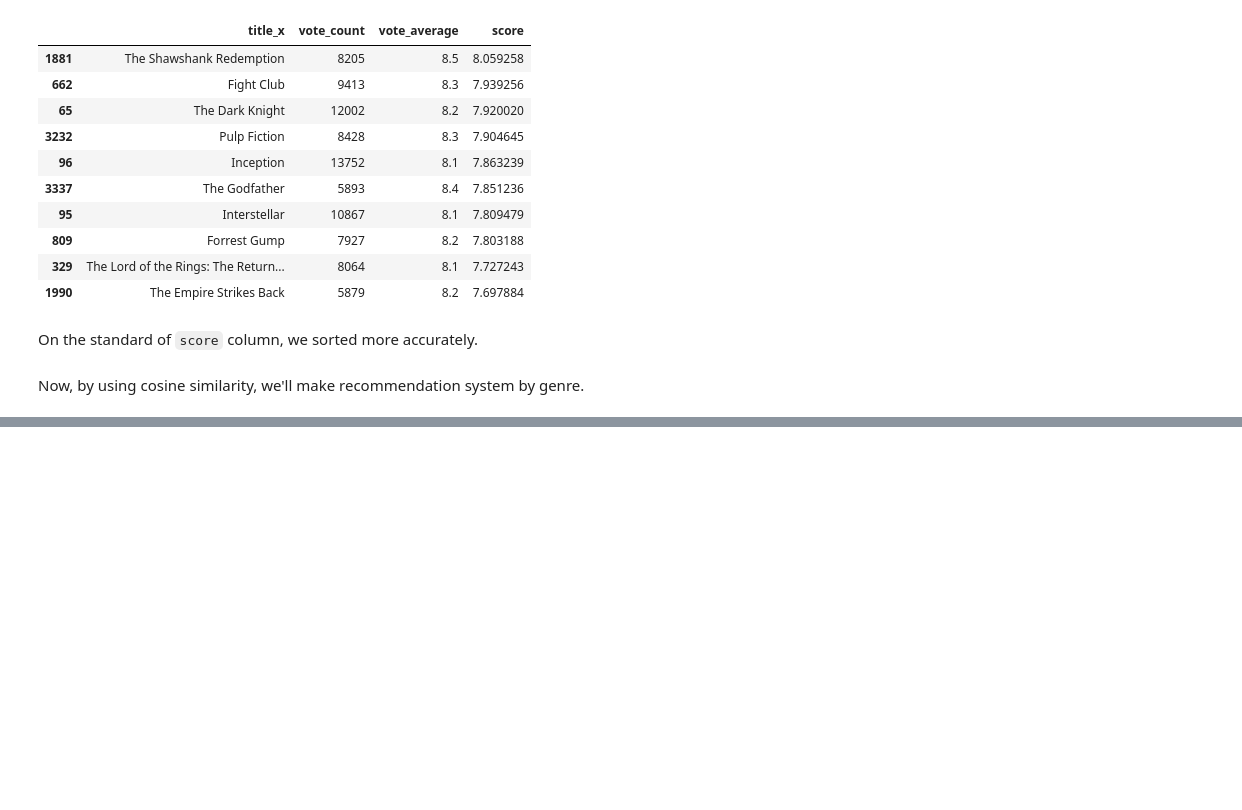
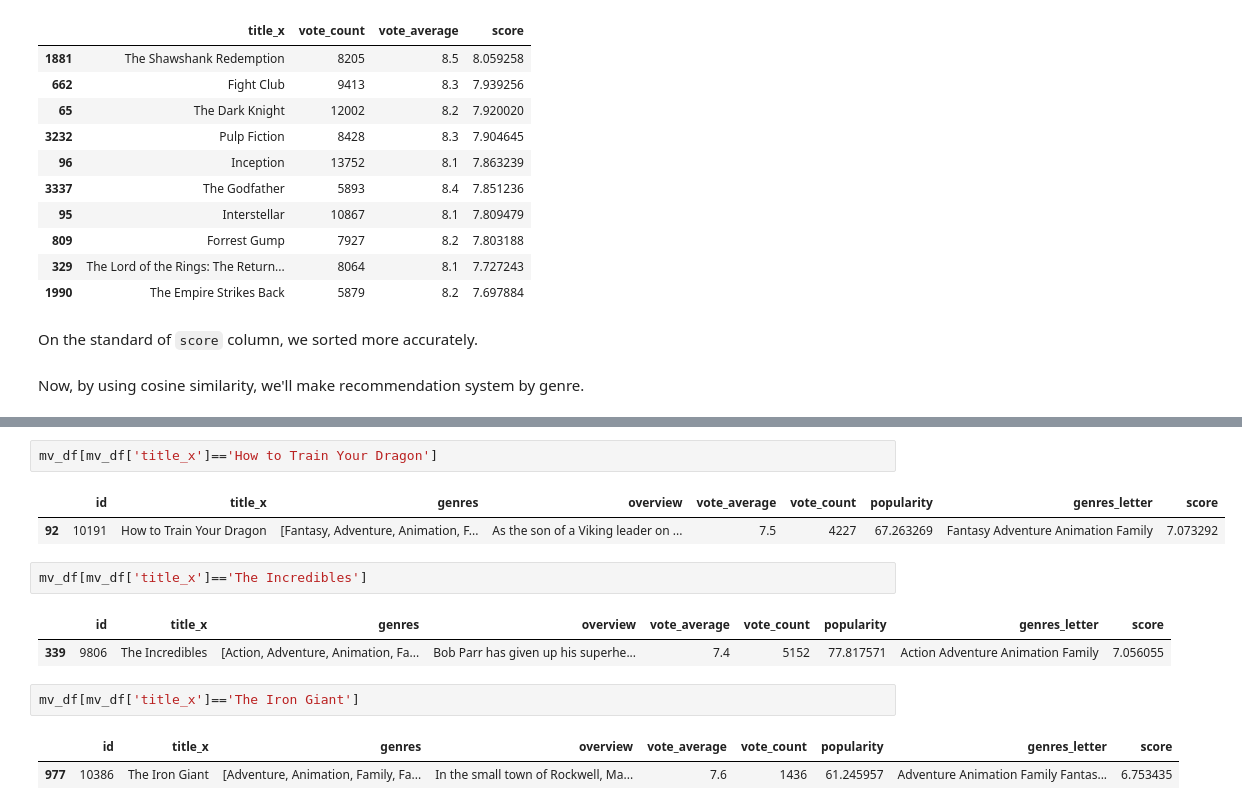
Before and after one commit to ycw0363/stat_seminar, a Jupyter notebook: Mid_project.ipynb, the cells around one changed output, grey strips where cells are left out. Drawn from its saved outputs; the diff is of its cells as text; blank space fills up the shorter version.

```diff
--- a/Mid_project.ipynb
+++ b/Mid_project.ipynb
@@ -241,0 +293,15 @@ Now, by using cosine similarity, we'll make recommendation system by genre.
+# %%
+mv_df[mv_df['title_x']=='How to Train Your Dragon']
+# %% [output]
+|  | id | title_x | genres | overview | vote_average | vote_count | popularity | genres_letter | score |
+| 92 | 10191 | How to Train Your Dragon | [Fantasy, Adventure, Animation, F... | As the son of a Viking leader on ... | 7.5 | 4227 | 67.263269 | Fantasy Adventure Animation Family | 7.073292 |
+# %%
+mv_df[mv_df['title_x']=='The Incredibles']
+# %% [output]
+|  | id | title_x | genres | overview | vote_average | vote_count | popularity | genres_letter | score |
+| 339 | 9806 | The Incredibles | [Action, Adventure, Animation, Fa... | Bob Parr has given up his superhe... | 7.4 | 5152 | 77.817571 | Action Adventure Animation Family | 7.056055 |
+# %%
+mv_df[mv_df['title_x']=='The Iron Giant']
+# %% [output]
+|  | id | title_x | genres | overview | vote_average | vote_count | popularity | genres_letter | score |
+| 977 | 10386 | The Iron Giant | [Adventure, Animation, Family, Fa... | In the small town of Rockwell, Ma... | 7.6 | 1436 | 61.245957 | Adventure Animation Family Fantas... | 6.753435 |
```
Also changed, not shown: parts of 11 cells of this notebook.
